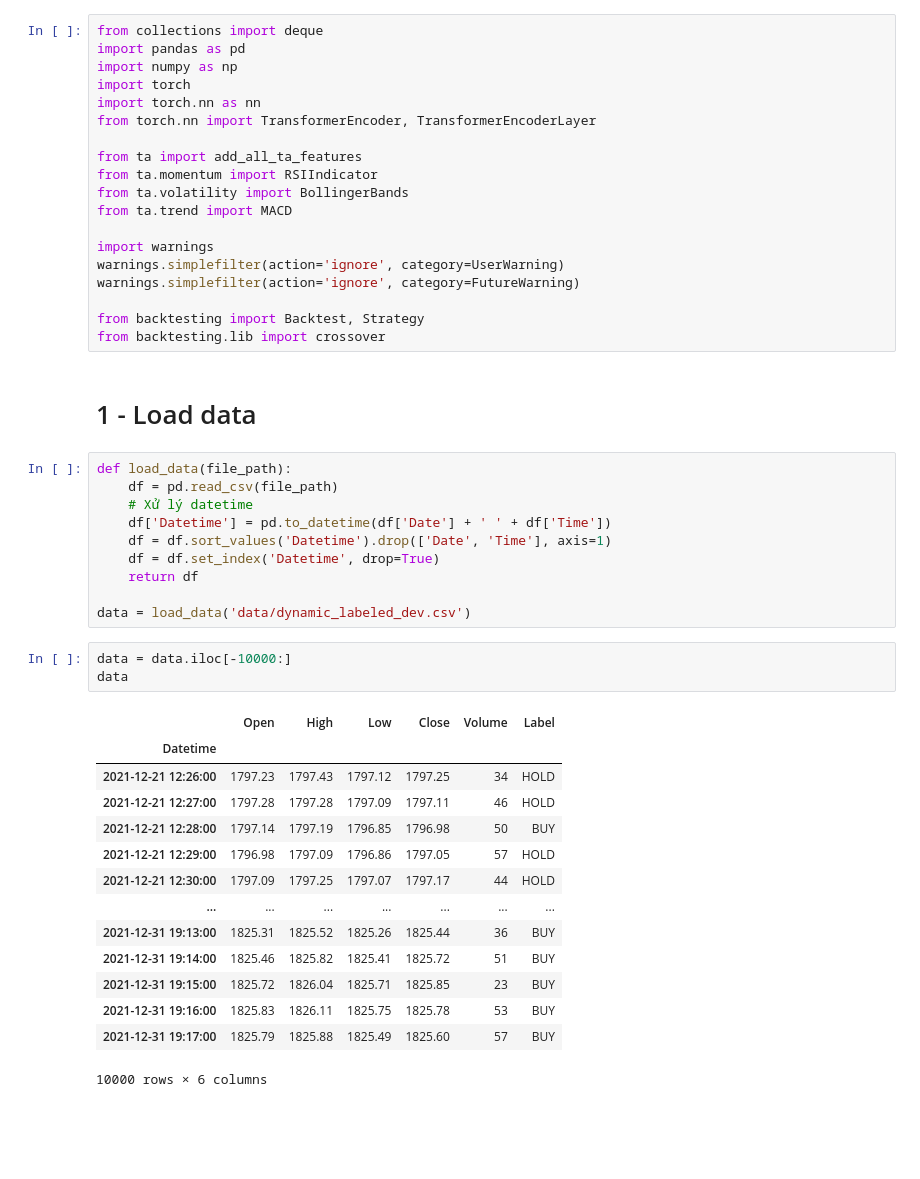
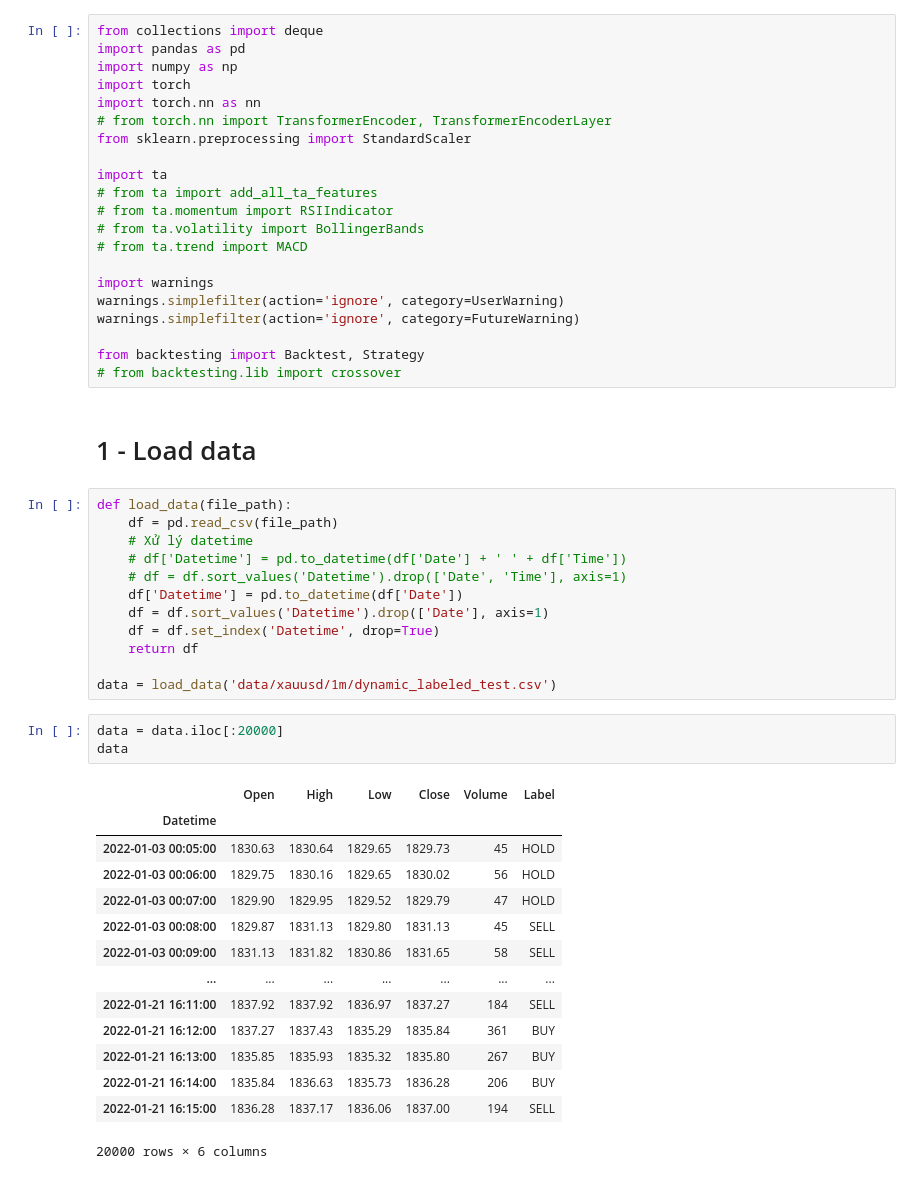
Before and after one commit to nguyenduchuyiu/xauusd-trading, a Jupyter notebook: backtesting.ipynb, the cells around one changed output. Saved outputs shown, nothing was run; the diff lists cells and outputs as text; blank space fills up the shorter version.

```diff
--- a/backtesting.ipynb
+++ b/backtesting.ipynb
@@ -4,46 +4,50 @@ import pandas as pd
 import numpy as np
 import torch
 import torch.nn as nn
-from torch.nn import TransformerEncoder, TransformerEncoderLayer
+# from torch.nn import TransformerEncoder, TransformerEncoderLayer
+from sklearn.preprocessing import StandardScaler
 
-from ta import add_all_ta_features
-from ta.momentum import RSIIndicator
-from ta.volatility import BollingerBands
-from ta.trend import MACD
+import ta
+# from ta import add_all_ta_features
+# from ta.momentum import RSIIndicator
+# from ta.volatility import BollingerBands
+# from ta.trend import MACD
 
 import warnings
 warnings.simplefilter(action='ignore', category=UserWarning)
 warnings.simplefilter(action='ignore', category=FutureWarning)
 
 from backtesting import Backtest, Strategy
-from backtesting.lib import crossover
+# from backtesting.lib import crossover
 # %% [markdown]
 # 1 - Load data
 # %%
 def load_data(file_path):
     df = pd.read_csv(file_path)
     # Xử lý datetime
-    df['Datetime'] = pd.to_datetime(df['Date'] + ' ' + df['Time'])
-    df = df.sort_values('Datetime').drop(['Date', 'Time'], axis=1)
+    # df['Datetime'] = pd.to_datetime(df['Date'] + ' ' + df['Time'])
+    # df = df.sort_values('Datetime').drop(['Date', 'Time'], axis=1)
+    df['Datetime'] = pd.to_datetime(df['Date'])
+    df = df.sort_values('Datetime').drop(['Date'], axis=1)
     df = df.set_index('Datetime', drop=True)
     return df
 
-data = load_data('data/dynamic_labeled_dev.csv')
+data = load_data('data/xauusd/1m/dynamic_labeled_test.csv')
 # %%
-data = data.iloc[-10000:]
+data = data.iloc[:20000]
 data
 # %% [output]
 |  | Open | High | Low | Close | Volume | Label |
 | Datetime |  |  |  |  |  |  |
-| 2021-12-21 12:26:00 | 1797.23 | 1797.43 | 1797.12 | 1797.25 | 34 | HOLD |
-| 2021-12-21 12:27:00 | 1797.28 | 1797.28 | 1797.09 | 1797.11 | 46 | HOLD |
-| 2021-12-21 12:28:00 | 1797.14 | 1797.19 | 1796.85 | 1796.98 | 50 | BUY |
-| 2021-12-21 12:29:00 | 1796.98 | 1797.09 | 1796.86 | 1797.05 | 57 | HOLD |
-| 2021-12-21 12:30:00 | 1797.09 | 1797.25 | 1797.07 | 1797.17 | 44 | HOLD |
+| 2022-01-03 00:05:00 | 1830.63 | 1830.64 | 1829.65 | 1829.73 | 45 | HOLD |
+| 2022-01-03 00:06:00 | 1829.75 | 1830.16 | 1829.65 | 1830.02 | 56 | HOLD |
+| 2022-01-03 00:07:00 | 1829.90 | 1829.95 | 1829.52 | 1829.79 | 47 | HOLD |
+| 2022-01-03 00:08:00 | 1829.87 | 1831.13 | 1829.80 | 1831.13 | 45 | SELL |
+| 2022-01-03 00:09:00 | 1831.13 | 1831.82 | 1830.86 | 1831.65 | 58 | SELL |
 | ... | ... | ... | ... | ... | ... | ... |
-| 2021-12-31 19:13:00 | 1825.31 | 1825.52 | 1825.26 | 1825.44 | 36 | BUY |
-| 2021-12-31 19:14:00 | 1825.46 | 1825.82 | 1825.41 | 1825.72 | 51 | BUY |
-| 2021-12-31 19:15:00 | 1825.72 | 1826.04 | 1825.71 | 1825.85 | 23 | BUY |
-| 2021-12-31 19:16:00 | 1825.83 | 1826.11 | 1825.75 | 1825.78 | 53 | BUY |
-| 2021-12-31 19:17:00 | 1825.79 | 1825.88 | 1825.49 | 1825.60 | 57 | BUY |
+| 2022-01-21 16:11:00 | 1837.92 | 1837.92 | 1836.97 | 1837.27 | 184 | SELL |
+| 2022-01-21 16:12:00 | 1837.27 | 1837.43 | 1835.29 | 1835.84 | 361 | BUY |
+| 2022-01-21 16:13:00 | 1835.85 | 1835.93 | 1835.32 | 1835.80 | 267 | BUY |
+| 2022-01-21 16:14:00 | 1835.84 | 1836.63 | 1835.73 | 1836.28 | 206 | BUY |
+| 2022-01-21 16:15:00 | 1836.28 | 1837.17 | 1836.06 | 1837.00 | 194 | SELL |
-10000 rows × 6 columns
+20000 rows × 6 columns
```
Also changed, not shown: parts of 9 cells of this notebook, 26 other files.
